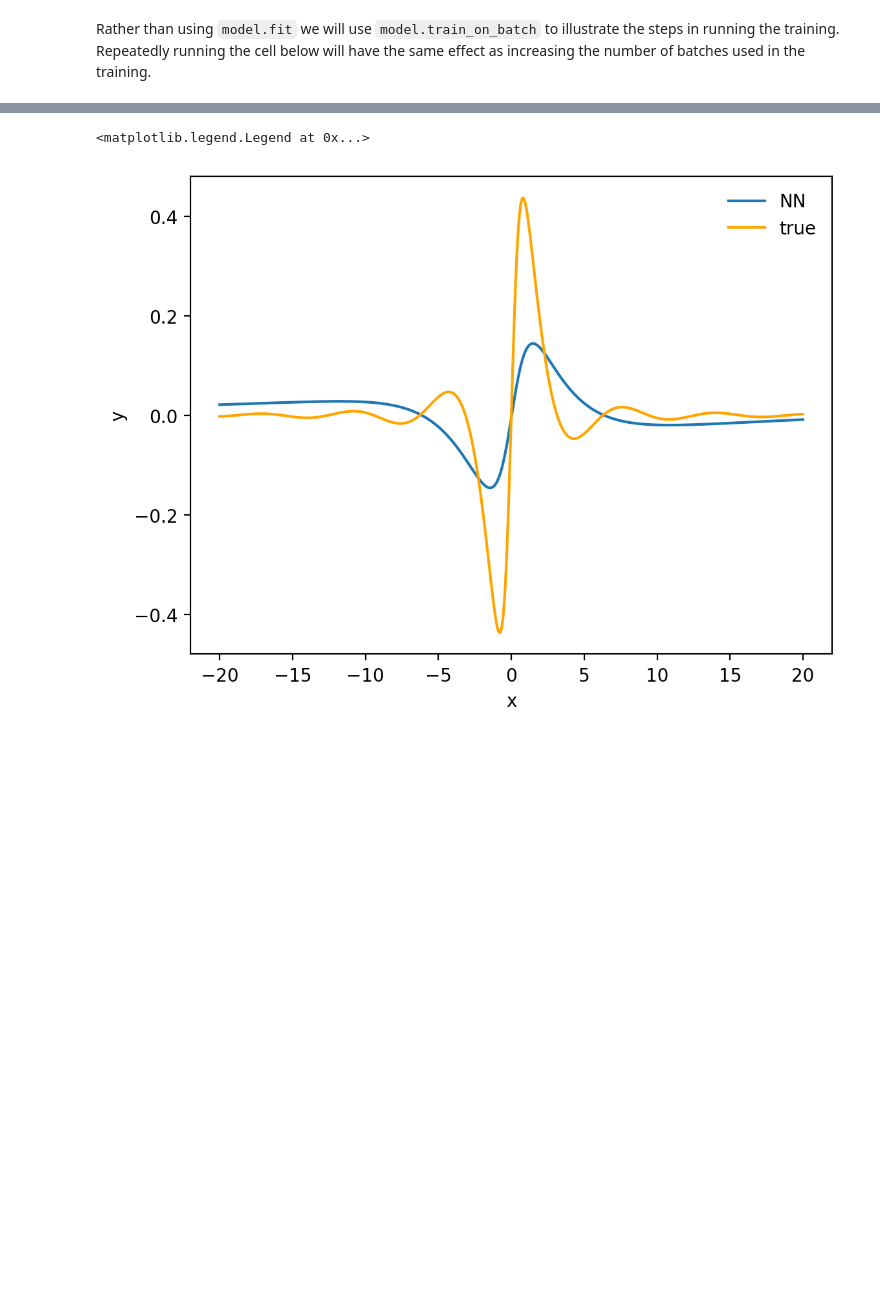
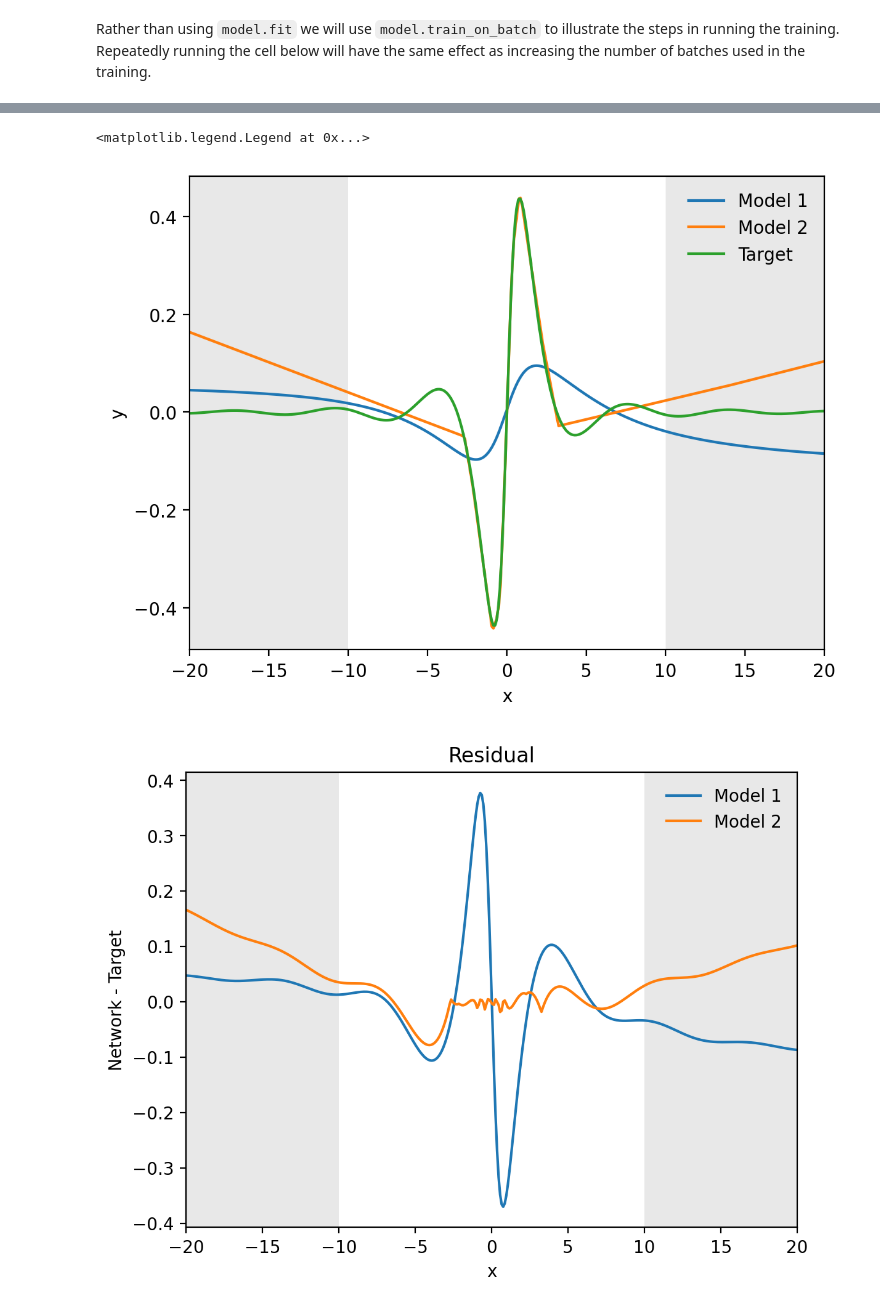
Before and after one commit to nichol77/mlForPhysicists, a Jupyter notebook: Week3/Week3_SimpleKeras.ipynb, the cells around one changed output, grey strips where cells are left out. Saved outputs shown, nothing was run; the diff lists cells and outputs as text; code cells hidden in the pictures; blank space fills up the shorter version.

```diff
--- a/Week3/Week3_SimpleKeras.ipynb
+++ b/Week3/Week3_SimpleKeras.ipynb
@@ -40,7 +58,8 @@ model = keras.Sequential([
 # %% [markdown]
 Having defined our network the next step is to compile it, specifing which loss function and which optimiser we want to use. Here we will use the 'adam' optimiser which is adaptive and much more perfromant than the standard gradient descent algorithm.
 # %%
-model.compile(loss='mean_squared_error',optimizer='adam')
+model1.compile(loss='mean_squared_error',optimizer='adam')
+model2.compile(loss='mean_squared_error',optimizer='adam')
 # %% [markdown]
 ### Now let's look at our network
 There are lots of built in functions to understand the network structure here we will look at a couple.
@@ -83,12 +118,14 @@ Rather than using `model.fit` we will use `model.train_on_batch` to illustrate t
 nbatch = 2000  #Number of batches
 batchsize = 100 #Samples per batch
 costs=np.zeros(nbatch) #Output array for the costs
+costs2=np.zeros(nbatch) #Output array for the costs
 
 #Loop over the batches, get batchsize samples and train the network
 for i in range(nbatch):
-    x=np.random.uniform(low=-10.0,high=+10.0,size=[batchsize,1]) #Generate batchsize random numbers
+    x=np.random.uniform(low=-10.0,high=+10.0,size=[batchsize,1]) #Generate batchsize random numbers between -10 and +10
     y=target_func(x) #Evaluate the function for each random number
-    costs[i]=model.train_on_batch(x,y)  #Train the model on this batch of data
+    costs[i]=model1.train_on_batch(x,y)  #Train the model on this batch of data
+    costs2[i]=model2.train_on_batch(x,y)  #Train the model on this batch of data
 # %%
 #Here we plot the cost vs batch number
 fig, ax = plt.subplots()  #I like to make plots using this silly fig,ax method but plot how you like
@@ -102,18 +141,36 @@ Text(0, 0.5, 'Cost')
 # %%
 # get the output on a 1D grid of points:
 N=400 # number of points
 y_in=np.zeros([N,1]) # prepare correct shape for network, here N becomes the batch size
 y_in[:,0]=np.linspace(-20.0,20.0,N) # fill with interval
-y_out=model.predict_on_batch(y_in) # apply the network to this set of points!
+y_out=model1.predict_on_batch(y_in) # apply the network to this set of points!
+y_out2=model2.predict_on_batch(y_in) # apply the network to this set of points!
 
 # plot it!
 fig, ax = plt.subplots()
-ax.plot(y_in,y_out,label="NN")
-ax.plot(y_in,target_func(y_in),color="orange",label="true")
+ax.plot(y_in,y_out,label="Model 1")
+ax.plot(y_in,y_out2,label="Model 2")
+ax.plot(y_in,target_func(y_in),label="Target")
 ax.set_xlabel("x")
 ax.set_ylabel("y")
+ax.set_xlim([-20,20])
+ax.axvspan(-20,-10,facecolor='lightgrey', alpha=0.5)
+ax.axvspan(+10,+20,facecolor='lightgrey', alpha=0.5)
 ax.legend()
+
+
+fig, ax = plt.subplots()
+ax.plot(y_in,y_out-target_func(y_in),label="Model 1")
+ax.plot(y_in,y_out2-target_func(y_in),label="Model 2")
+ax.set_xlabel("x")
+ax.set_ylabel("Network - Target")
+ax.set_title("Residual")
+ax.set_xlim([-20,20])
+ax.axvspan(-20,-10,facecolor='lightgrey', alpha=0.5)
+ax.axvspan(+10,+20,facecolor='lightgrey', alpha=0.5)
+ax.legend()
 # %% [output]
 <matplotlib.legend.Legend at 0x...>
-[figure, old version]
+[figure, new version]
+[figure, added]
 # %% [markdown]
```
Also changed, not shown: parts of 8 cells of this notebook, 1 other file.
